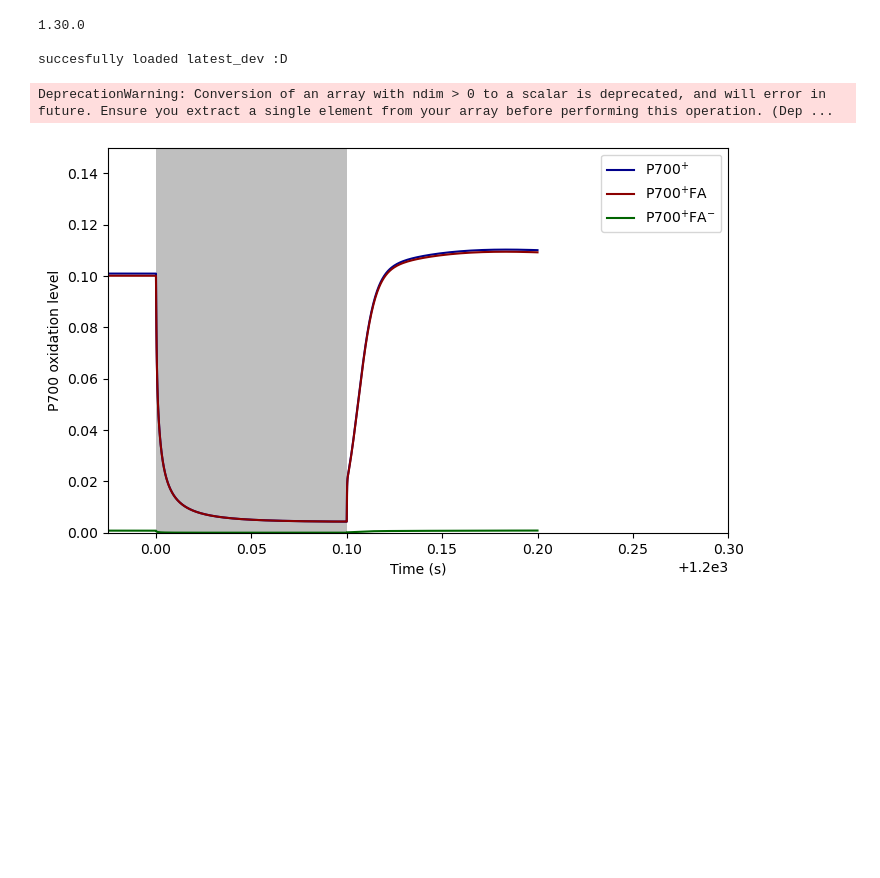
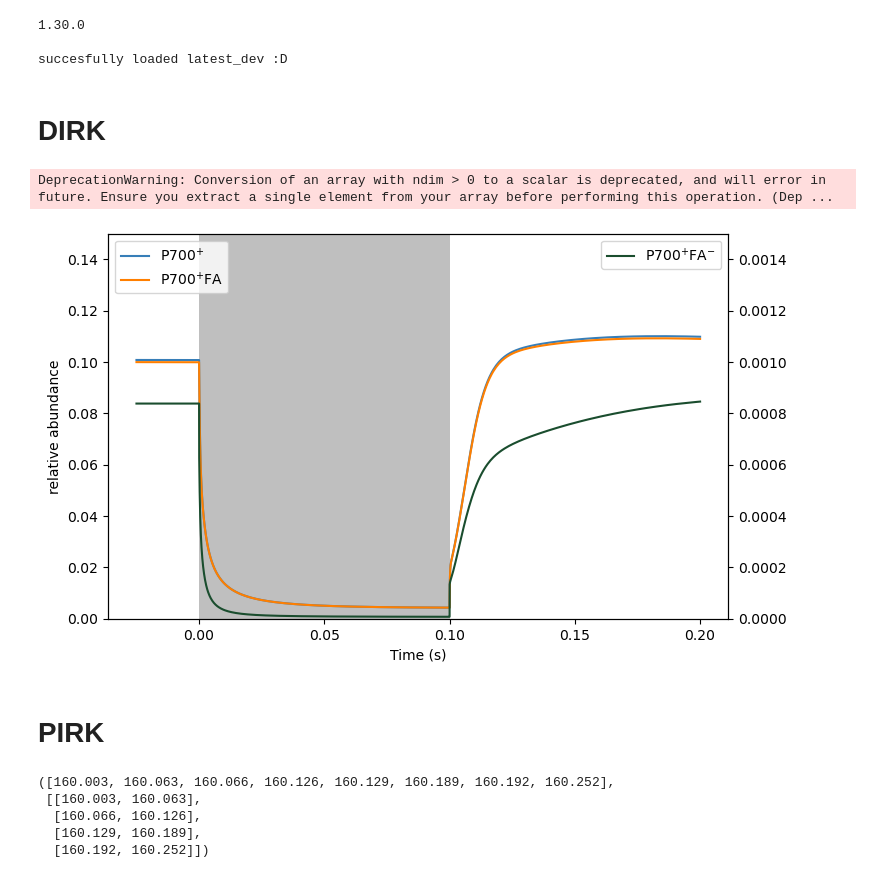
Before and after one commit to A-Potthoff/QTB_modeling, a Jupyter notebook: analyses/PIRK.ipynb, the cells around one changed output. Saved outputs shown, nothing was run; the diff lists cells and outputs as text; code cells hidden in the pictures; blank space fills up the shorter version.

```diff
--- a/analyses/PIRK.ipynb
+++ b/analyses/PIRK.ipynb
@@ -7,7 +7,9 @@ if "already_run" not in globals():
     %run header.ipynb
     load_packages()
     change_wordir()
-    colors, colours = colourblind_palette()
+
+colors, colours = colourblind_palette("own")
+
 
 analysis = "PIRKs_and_DIRKs"
 
@@ -92 +126,3 @@ def PIRK(s: Simulator, ss_pfd: float, dark_pfd:float, pulse_pfd: float,
+# %% [markdown]
+# DIRK
 # %%
@@ -102,42 +153,50 @@ v = s1.get_fluxes_df()
 # %%
-"""
-Prior to the measurements, attached leaves of Col-0(black curves) and cfq (red curves)
-were illuminated for at least 20 min with  300 µmol photons·m−2·s−1at and low(50 ppm, thick curves) CO2.
-Kinetics of absorbance changes were measuredusing the IDEASpec device as described in the text.
-As shown in the coloredbands at the top of the graph, the actinic illumination was switched off for 100 ms time intervals
-starting at time zero. Data is plotted as the fraction of P700 oxidized determined by the differences
-in absorbance changes at810–940 nm, normalized to the maximum absorbance changes observedunder
-far red illumination followed by a saturating ﬂash
+fig,ax1=plt.subplots(figsize=(8,5))
+ax2 = ax1.twinx()
 
-https://www.researchgate.net/publication/316674887_Chloroplast_ATP_Synthase_Modulation_of_the_Thylakoid_Proton_Motive_Force_Implications_for_Photosystem_I_and_Photosystem_II_Photoprotection
-"""
-fig,ax=plt.subplots(figsize=(8,5))
+#ax 1
+ax1.plot(c["rel_P700+"], label = "P700$^{+}$", color=colors[0])
+ax1.plot(c["rel_P700+FA"], label = "P700$^{+}$FA", color=colors[1])
 
-#ax.plot(c["A2"], label = "P700$^{+}$", color="darkblue")
+ax1.set(ylim=(0, 0.15),
+       xlabel=("Time (s)"),
+       ylabel=("relative abundance"))
+ax1.axvspan(0, relax_time, color='grey', alpha=0.5, lw=0)
+ax1.legend(loc = "upper left")
 
-ax.plot(c["rel_P700+"], label = "P700$^{+}$", color="darkblue")
-ax.plot(c["rel_P700+FA"], label = "P700$^{+}$FA", color="darkred")
-ax.plot(c["rel_P700+FA-"], label = "P700$^{+}$FA$^{-}$", color="darkgreen")
+#ax 2
+ax2.plot(c["rel_P700+FA-"], label = "P700$^{+}$FA$^{-}$", color=colors[2])
 
-ax.set(xlim=(1199.975,1200.3),
-       ylim=(0, 0.15),
-       xlabel=("Time (s)"),
-       ylabel=("P700 oxidation level"))
-
-ax.axvspan(1200, 1200.1, color='grey', alpha=0.5, lw=0)
-ax.legend()
+ax2.set(ylim=(0, 0.0015))
+ax2.legend(loc = "upper right")
 
 plt.show()
 # %% [output]
-[figure, old version]
+[figure, new version]
 # %%
 save_fig(fig, model, analysis, "DIRK_P700p")
+# %% [markdown]
+# PIRK
 # %%
 ##to be similar to behavior time_relax=0.05, time_pulse = 0.005, pfd_dark=100, pfd_pulse=450, normal_light=400
 
 s1 = Simulator(m)
 s1.initialise(y0)
-s1.clear_results()
-PIRK(s1, ss_pfd=90, dark_pfd=10, pulse_pfd=1180,
-     pulse_time=0.003, relax_time=0.06, time_delay=True
-     )
+
+ss_pfd = 90
+dark_pfd = 10
+pulse_pfd = 1180
+pulse_time = 0.003
+relax_time = 0.06
+time_delay = False
+
+c, v, t_points = PIRK(s1, ss_pfd, dark_pfd, pulse_pfd, pulse_time, relax_time, time_delay)
+
+dark_periods = [[t_points[i], t_points[i+1]] for i in range(0, len(t_points)-1, 2)]
+t_points, dark_periods
+# %% [output]
+([160.003, 160.063, 160.066, 160.126, 160.129, 160.189, 160.192, 160.252],
+ [[160.003, 160.063],
+  [160.066, 160.126],
+  [160.129, 160.189],
+  [160.192, 160.252]])
```
Also changed, not shown: parts of 13 cells of this notebook, 24 other files.
